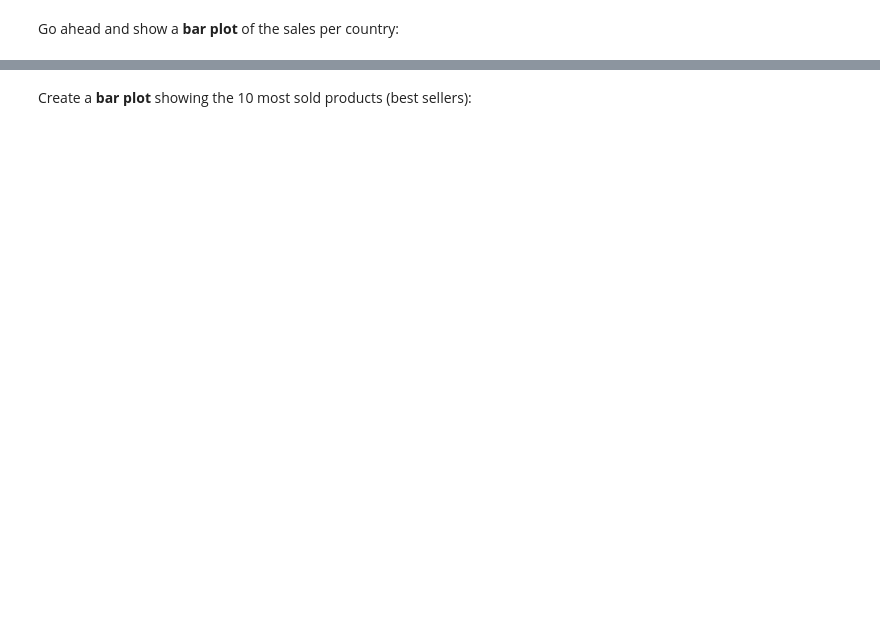
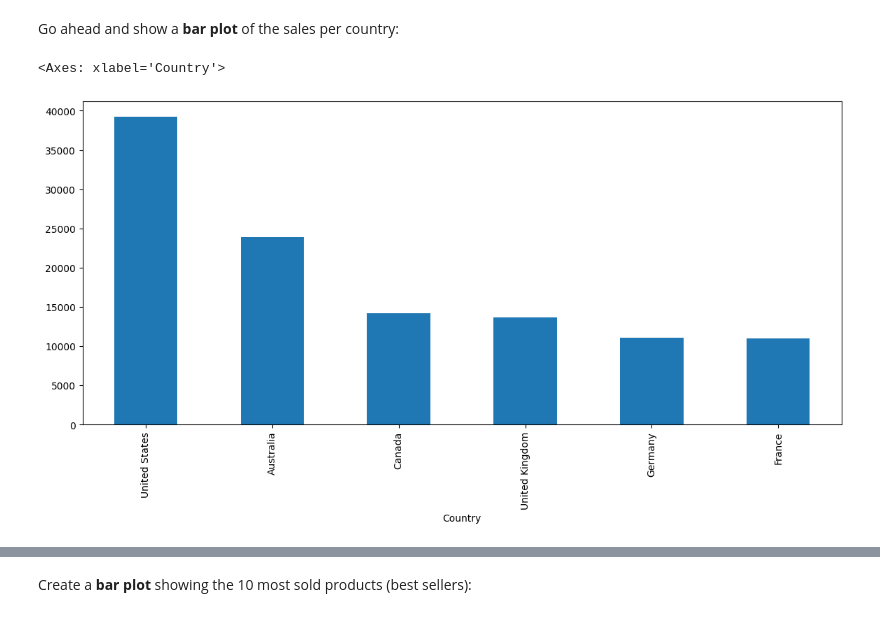
Before and after one commit to manuemp/PandasFreeCodeCamp, a Jupyter notebook: Exercises_1.ipynb, the cells around one changed output, grey strips where cells are left out. Drawn from its saved outputs; the diff is of its cells as text; code cells hidden in the pictures; blank space fills up the shorter version.

```diff
--- a/Exercises_1.ipynb
+++ b/Exercises_1.ipynb
@@ -130,6 +213,10 @@ sales['Country'].value_counts()
 Go ahead and show a <b>bar plot</b> of the sales per country:
 # %%
 # your code goes here
+sales['Country'].value_counts().plot(kind='bar', figsize=(14, 6))
+# %% [output]
+<Axes: xlabel='Country'>
+[figure, added]
 # %%
 sales['Country'].value_counts().plot(kind='bar', figsize=(14,6))
 # %% [markdown]
```
Also changed, not shown: parts of 26 cells of this notebook.
